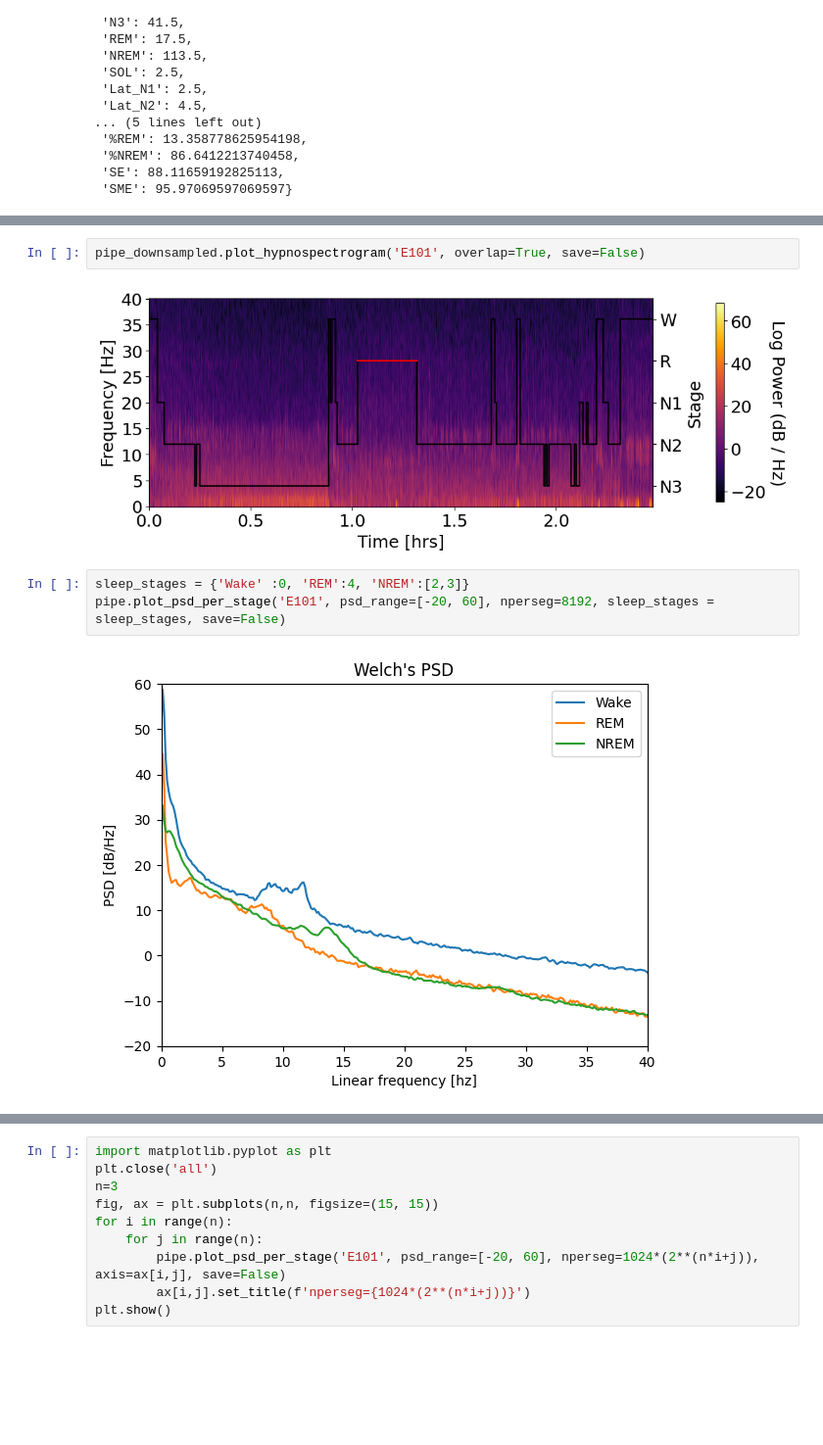
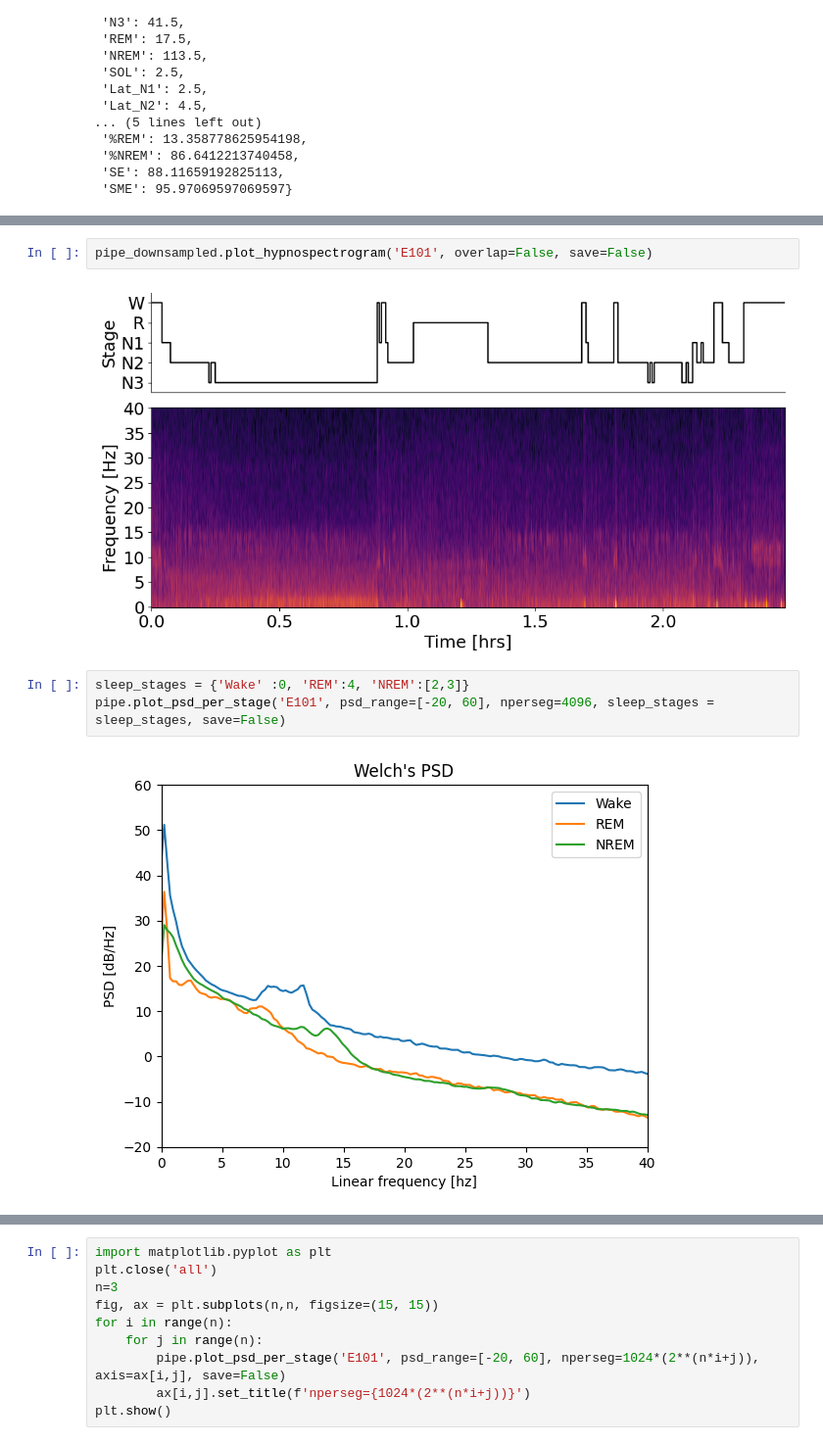
Before and after one commit to NirLab-TAU/sleepeegpy, a Jupyter notebook: test.ipynb, the cells around one changed output, grey strips where cells are left out. Shown at 98% size. Drawn from its saved outputs; the diff is of its cells as text; blank space fills up the shorter version.

```diff
--- a/test.ipynb
+++ b/test.ipynb
@@ -57,10 +58,10 @@ pipe.plot_hypnospectrogram('E101', overlap=True, save=False)
 # %%
-pipe_downsampled.plot_hypnospectrogram('E101', overlap=True, save=False)
+pipe_downsampled.plot_hypnospectrogram('E101', overlap=False, save=False)
 # %% [output]
-[figure, old version]
+[figure, new version]
 # %%
 sleep_stages = {'Wake' :0, 'REM':4, 'NREM':[2,3]}
-pipe.plot_psd_per_stage('E101', psd_range=[-20, 60], nperseg=8192, sleep_stages = sleep_stages, save=False)
+pipe.plot_psd_per_stage('E101', psd_range=[-20, 60], nperseg=4096, sleep_stages = sleep_stages, save=False)
 # %% [output]
-[figure, old version]
+[figure, new version]
 # %%
```
Also changed, not shown: parts of 4 cells of this notebook, 1 other file.
